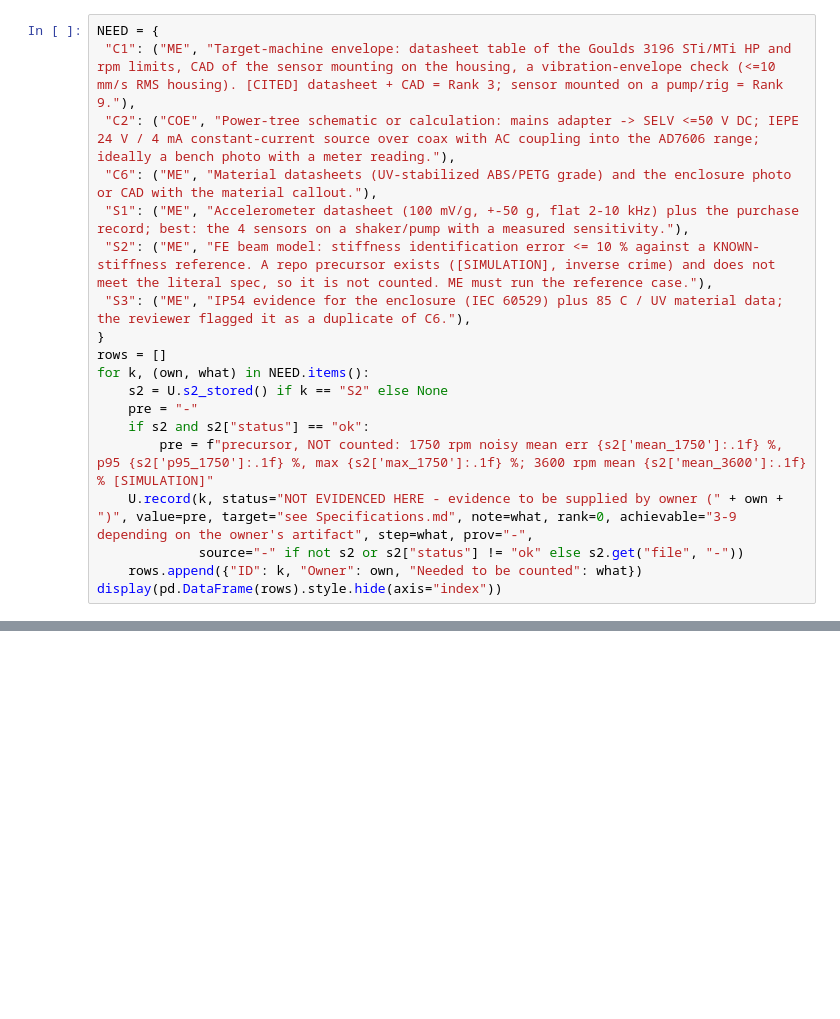
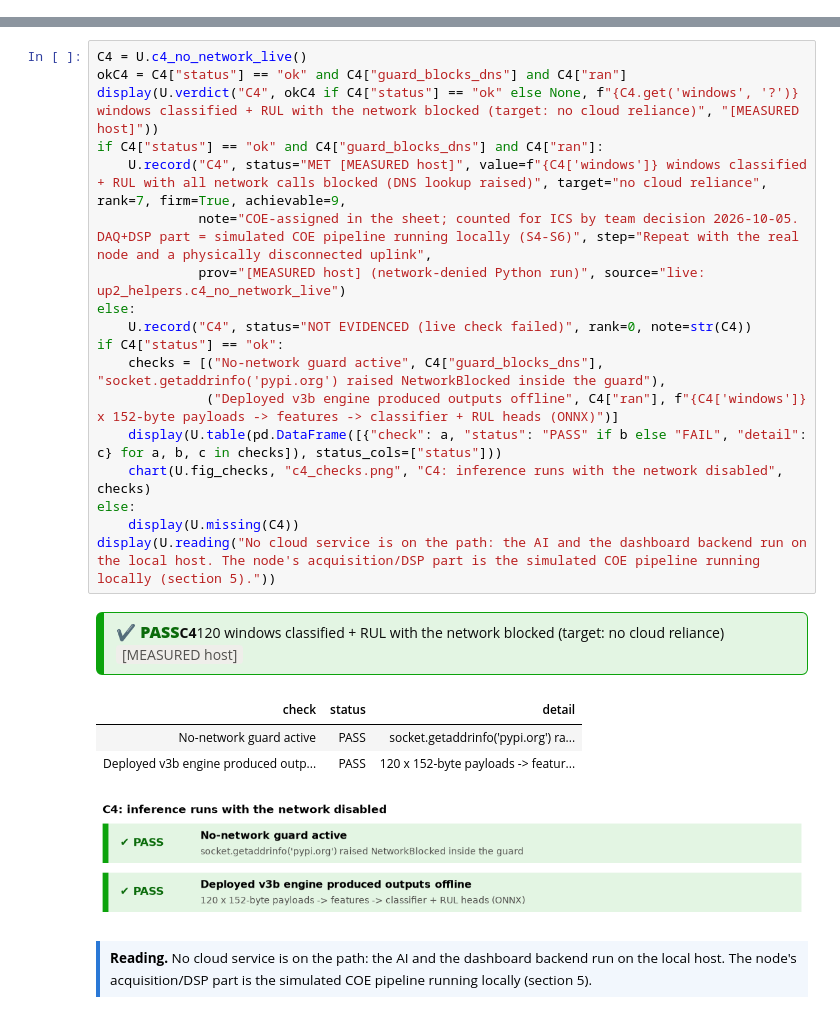
Before and after one commit to amussab/Digital-Twin-Senior-Proj, a Jupyter notebook: AI-engine/notebooks/UP2_Evidence.ipynb, the cells around one changed output, grey strips where cells are left out. Saved outputs shown, nothing was run; the diff lists cells and outputs as text; blank space fills up the shorter version.

```diff
--- a/AI-engine/notebooks/UP2_Evidence.ipynb
+++ b/AI-engine/notebooks/UP2_Evidence.ipynb
@@ -577,19 +0,0 @@ LIVE subset: deployed v3b ONNX engine run on 20 faulted bearings of test4 agains
-# %%
-NEED = {
- "C1": ("ME", "Target-machine envelope: datasheet table of the Goulds 3196 STi/MTi HP and rpm limits, CAD of the sensor mounting on the housing, a vibration-envelope check (<=10 mm/s RMS housing). [CITED] datasheet + CAD = Rank 3; sensor mounted on a pump/rig = Rank 9."),
- "C2": ("COE", "Power-tree schematic or calculation: mains adapter -> SELV <=50 V DC; IEPE 24 V / 4 mA constant-current source over coax with AC coupling into the AD7606 range; ideally a bench photo with a meter reading."),
- "C6": ("ME", "Material datasheets (UV-stabilized ABS/PETG grade) and the enclosure photo or CAD with the material callout."),
- "S1": ("ME", "Accelerometer datasheet (100 mV/g, +-50 g, flat 2-10 kHz) plus the purchase record; best: the 4 sensors on a shaker/pump with a measured sensitivity."),
- "S2": ("ME", "FE beam model: stiffness identification error <= 10 % against a KNOWN-stiffness reference. A repo precursor exists ([SIMULATION], inverse crime) and does not meet the literal spec, so it is not counted. ME must run the reference case."),
- "S3": ("ME", "IP54 evidence for the enclosure (IEC 60529) plus 85 C / UV material data; the reviewer flagged it as a duplicate of C6."),
-}
-rows = []
-for k, (own, what) in NEED.items():
-    s2 = U.s2_stored() if k == "S2" else None
-    pre = "-"
-    if s2 and s2["status"] == "ok":
-        pre = f"precursor, NOT counted: 1750 rpm noisy mean err {s2['mean_1750']:.1f} %, p95 {s2['p95_1750']:.1f} %, max {s2['max_1750']:.1f} %; 3600 rpm mean {s2['mean_3600']:.1f} % [SIMULATION]"
-    U.record(k, status="NOT EVIDENCED HERE - evidence to be supplied by owner (" + own + ")", value=pre, target="see Specifications.md", note=what, rank=0, achievable="3-9 depending on the owner's artifact", step=what, prov="-",
-             source="-" if not s2 or s2["status"] != "ok" else s2.get("file", "-"))
-    rows.append({"ID": k, "Owner": own, "Needed to be counted": what})
-display(pd.DataFrame(rows).style.hide(axis="index"))
@@ -712,0 +212,25 @@ master table saved: evidence\up2_figures\up2_master_table.csv
+# %%
+C4 = U.c4_no_network_live()
+okC4 = C4["status"] == "ok" and C4["guard_blocks_dns"] and C4["ran"]
+display(U.verdict("C4", okC4 if C4["status"] == "ok" else None, f"{C4.get('windows', '?')} windows classified + RUL with the network blocked (target: no cloud reliance)", "[MEASURED host]"))
+if C4["status"] == "ok" and C4["guard_blocks_dns"] and C4["ran"]:
+    U.record("C4", status="MET [MEASURED host]", value=f"{C4['windows']} windows classified + RUL with all network calls blocked (DNS lookup raised)", target="no cloud reliance", rank=7, firm=True, achievable=9,
+             note="COE-assigned in the sheet; counted for ICS by team decision 2026-10-05. DAQ+DSP part = simulated COE pipeline running locally (S4-S6)", step="Repeat with the real node and a physically disconnected uplink",
+             prov="[MEASURED host] (network-denied Python run)", source="live: up2_helpers.c4_no_network_live")
+else:
+    U.record("C4", status="NOT EVIDENCED (live check failed)", rank=0, note=str(C4))
+if C4["status"] == "ok":
+    checks = [("No-network guard active", C4["guard_blocks_dns"], "socket.getaddrinfo('pypi.org') raised NetworkBlocked inside the guard"),
+              ("Deployed v3b engine produced outputs offline", C4["ran"], f"{C4['windows']} x 152-byte payloads -> features -> classifier + RUL heads (ONNX)")]
+    display(U.table(pd.DataFrame([{"check": a, "status": "PASS" if b else "FAIL", "detail": c} for a, b, c in checks]), status_cols=["status"]))
+    chart(U.fig_checks, "c4_checks.png", "C4: inference runs with the network disabled", checks)
+else:
+    display(U.missing(C4))
+display(U.reading("No cloud service is on the path: the AI and the dashboard backend run on the local host. The node's acquisition/DSP part is the simulated COE pipeline running locally (section 5)."))
+# %% [output]
+✔ PASSC4120 windows classified + RUL with the network blocked (target: no cloud reliance)[MEASURED host]
+| check | status | detail |
+| No-network guard active | PASS | socket.getaddrinfo('pypi.org') ra... |
+| Deployed v3b engine produced outp... | PASS | 120 x 152-byte payloads -> featur... |
+[figure, added]
+Reading. No cloud service is on the path: the AI and the dashboard backend run on the local host. The node's acquisition/DSP part is the simulated COE pipeline running locally (section 5).
```
Also changed, not shown: parts of 95 cells of this notebook, 24 other files.
